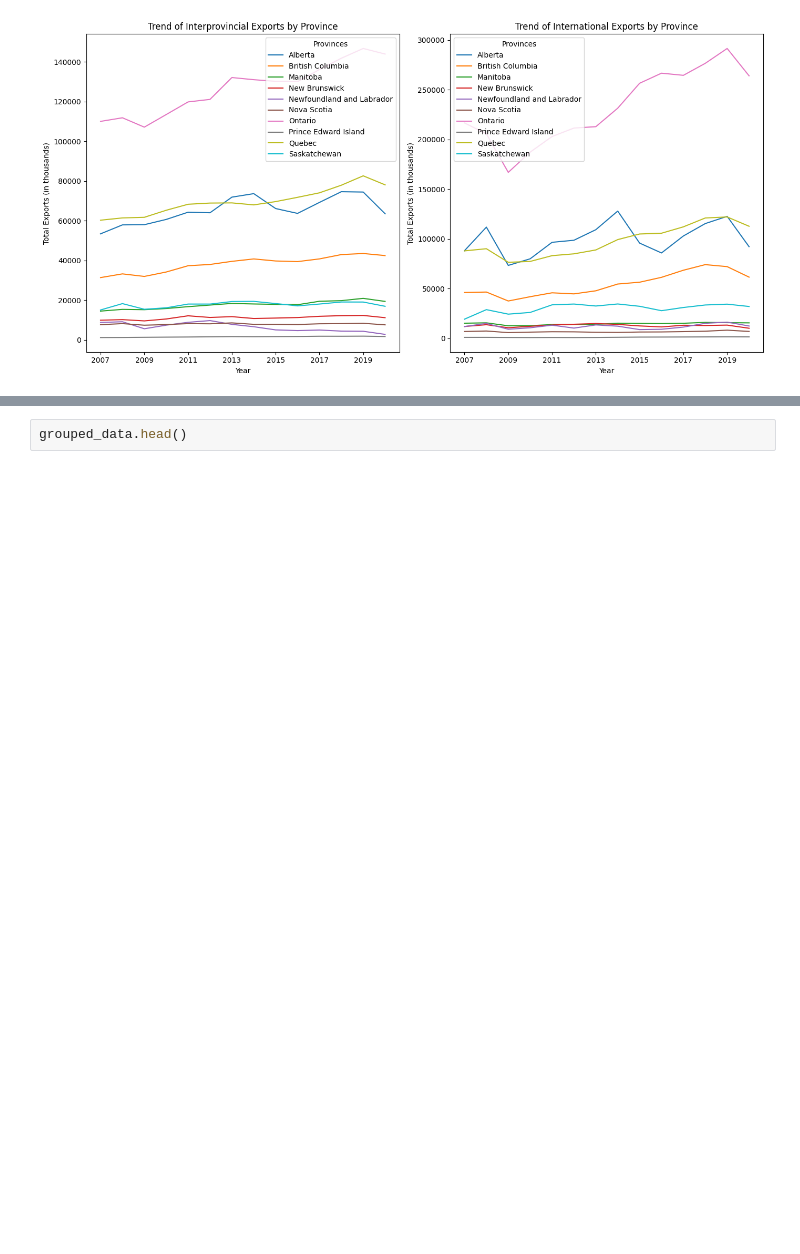
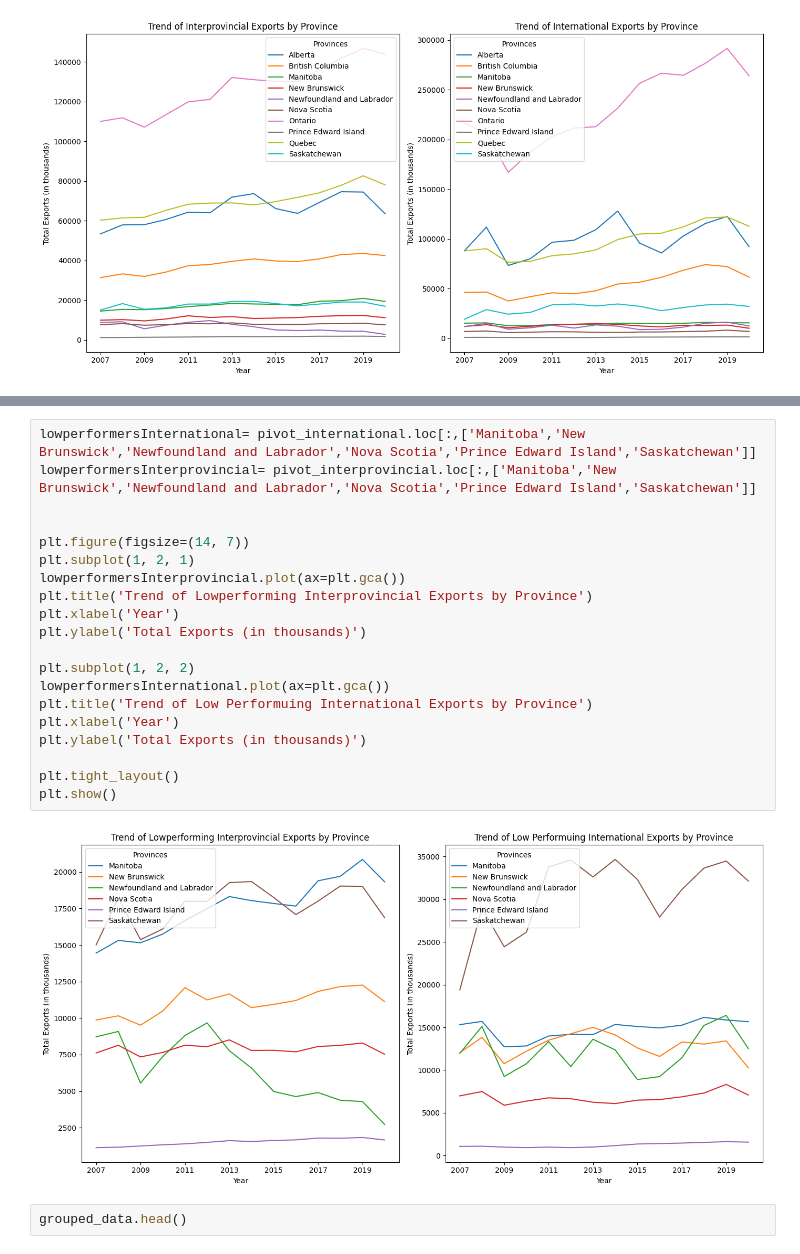
Before and after one commit to kaiwalyaharkare/ECONTRADE, a Jupyter notebook: Answer.ipynb, the cells around one changed output, grey strips where cells are left out. Drawn from its saved outputs; the diff is of its cells as text; blank space fills up the shorter version.

```diff
--- a/Answer.ipynb
+++ b/Answer.ipynb
@@ -185,3 +201,25 @@ plt.show()
+# %%
+lowperformersInternational= pivot_international.loc[:,['Manitoba','New Brunswick','Newfoundland and Labrador','Nova Scotia','Prince Edward Island','Saskatchewan']]
+lowperformersInterprovincial= pivot_interprovincial.loc[:,['Manitoba','New Brunswick','Newfoundland and Labrador','Nova Scotia','Prince Edward Island','Saskatchewan']]
+
+
+plt.figure(figsize=(14, 7))
+plt.subplot(1, 2, 1)
+lowperformersInterprovincial.plot(ax=plt.gca())
+plt.title('Trend of Lowperforming Interprovincial Exports by Province')
+plt.xlabel('Year')
+plt.ylabel('Total Exports (in thousands)')
+
+plt.subplot(1, 2, 2)
+lowperformersInternational.plot(ax=plt.gca())
+plt.title('Trend of Low Performuing International Exports by Province')
+plt.xlabel('Year')
+plt.ylabel('Total Exports (in thousands)')
+
+plt.tight_layout()
+plt.show()
+# %% [output]
+[figure, added]
 # %%
 grouped_data.head()
 # %% [output]
```
Also changed, not shown: parts of 3 cells of this notebook, 10 other files.
